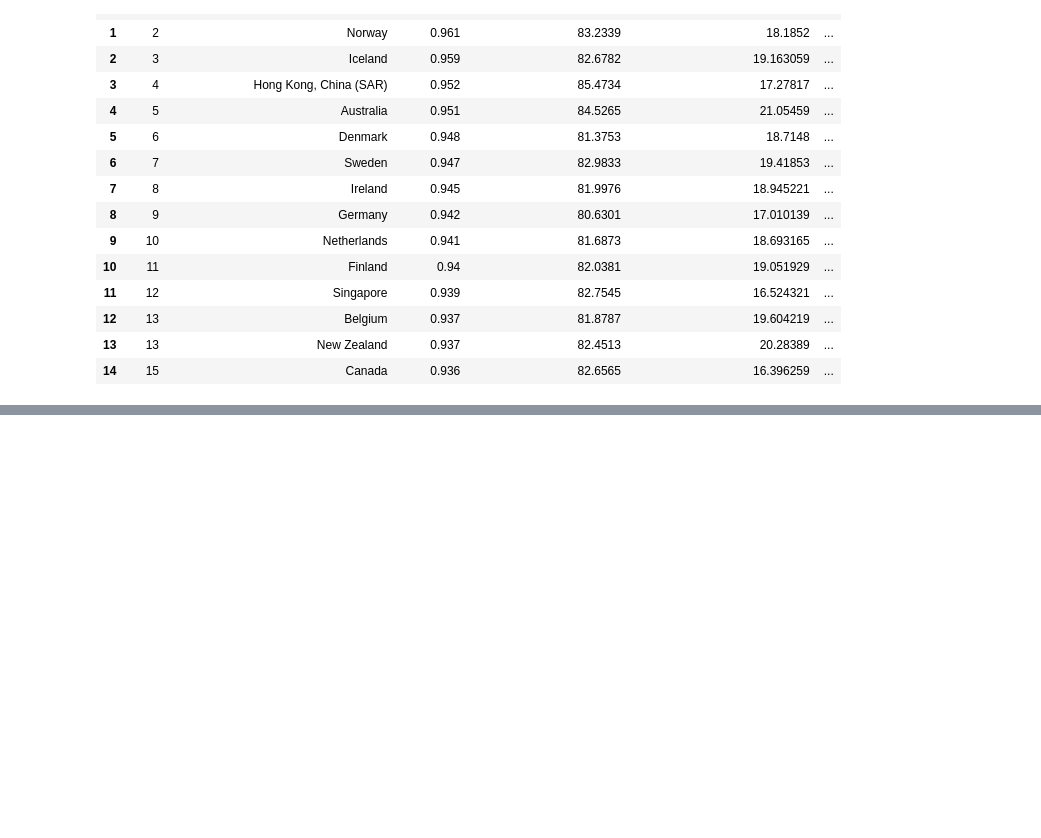
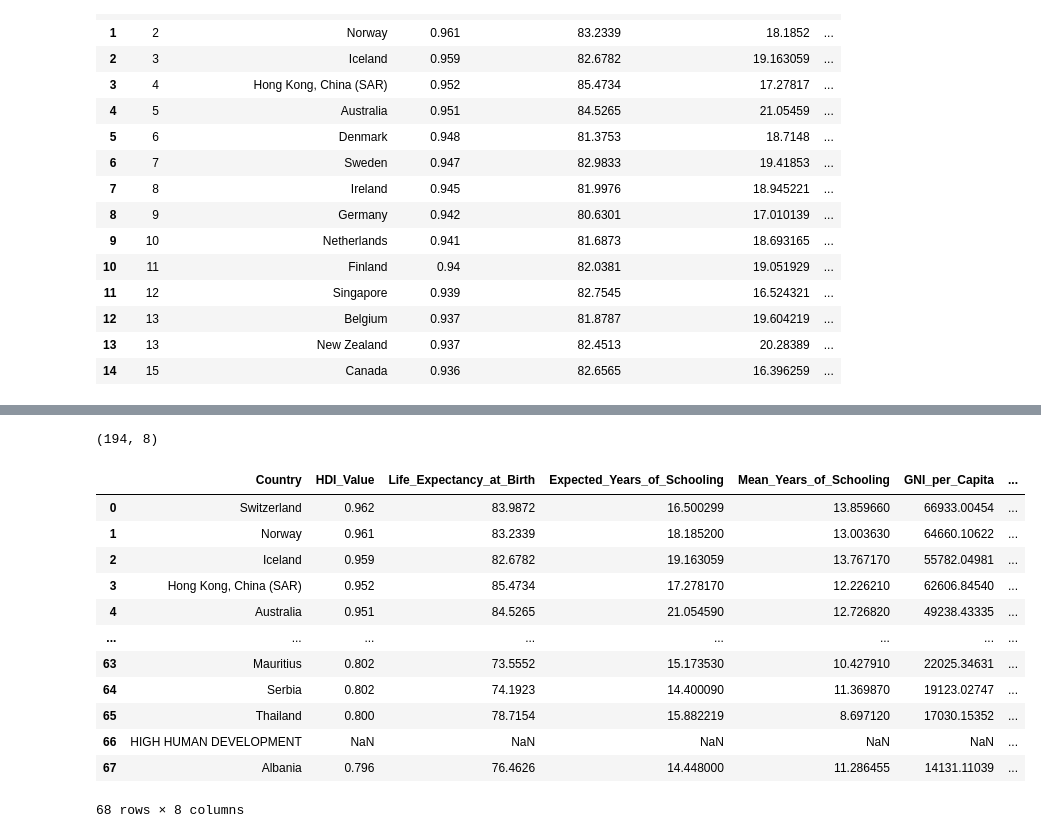
Before and after one commit to Enrique867/PC2, a Jupyter notebook: index.ipynb, the cells around one changed output, grey strips where cells are left out. Cells and saved outputs as stored; diff of their text form; code cells hidden in the pictures; blank space fills up the shorter version.

```diff
--- a/index.ipynb
+++ b/index.ipynb
@@ -226,0 +271,6 @@ data.head(5)
+# %%
+data['HDI_Value'] = pd.to_numeric(data['HDI_Value'], errors='coerce')
+data['Life_Expectancy_at_Birth'] = pd.to_numeric(data['Life_Expectancy_at_Birth'], errors='coerce')
+data['Expected_Years_of_Schooling'] = pd.to_numeric(data['Expected_Years_of_Schooling'], errors='coerce')
+data['Mean_Years_of_Schooling'] = pd.to_numeric(data['Mean_Years_of_Schooling'], errors='coerce')
+data['GNI_per_Capita'] = pd.to_numeric(data['GNI_per_Capita'], errors='coerce')
@@ -226,0 +295,18 @@ data.head(5)
+# %%
+print(data.shape)
+data.head(68)
+# %% [output]
+(194, 8)
+|  | Country | HDI_Value | Life_Expectancy_at_Birth | Expected_Years_of_Schooling | Mean_Years_of_Schooling | GNI_per_Capita | ... |
+| 0 | Switzerland | 0.962 | 83.9872 | 16.500299 | 13.859660 | 66933.00454 | ... |
+| 1 | Norway | 0.961 | 83.2339 | 18.185200 | 13.003630 | 64660.10622 | ... |
+| 2 | Iceland | 0.959 | 82.6782 | 19.163059 | 13.767170 | 55782.04981 | ... |
+| 3 | Hong Kong, China (SAR) | 0.952 | 85.4734 | 17.278170 | 12.226210 | 62606.84540 | ... |
+| 4 | Australia | 0.951 | 84.5265 | 21.054590 | 12.726820 | 49238.43335 | ... |
+| ... | ... | ... | ... | ... | ... | ... | ... |
+| 63 | Mauritius | 0.802 | 73.5552 | 15.173530 | 10.427910 | 22025.34631 | ... |
+| 64 | Serbia | 0.802 | 74.1923 | 14.400090 | 11.369870 | 19123.02747 | ... |
+| 65 | Thailand | 0.800 | 78.7154 | 15.882219 | 8.697120 | 17030.15352 | ... |
+| 66 | HIGH HUMAN DEVELOPMENT | NaN | NaN | NaN | NaN | NaN | ... |
+| 67 | Albania | 0.796 | 76.4626 | 14.448000 | 11.286455 | 14131.11039 | ... |
+68 rows × 8 columns
```
Also changed, not shown: parts of 8 cells of this notebook.
